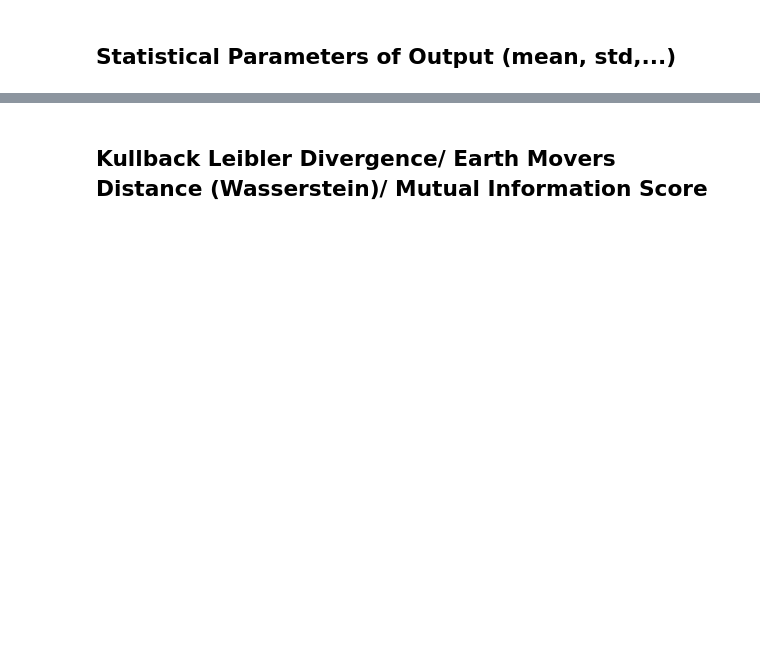
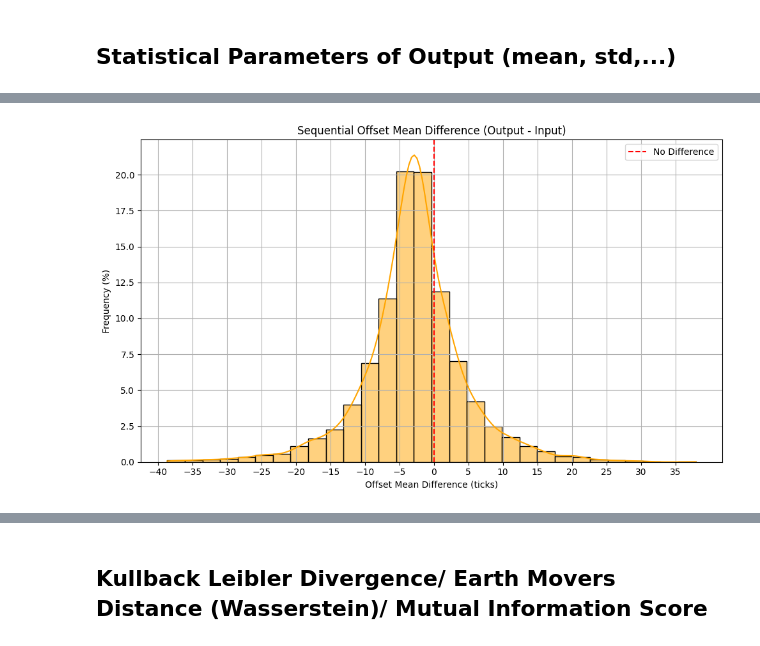
Before and after one commit to FlowkoHinti/GroovePal, a Jupyter notebook: Evaluation/ModelOutputAnalysis.ipynb, the cells around one changed output, grey strips where cells are left out. Drawn from its saved outputs; the diff is of its cells as text; code cells hidden in the pictures; blank space fills up the shorter version.

```diff
--- a/Evaluation/ModelOutputAnalysis.ipynb
+++ b/Evaluation/ModelOutputAnalysis.ipynb
@@ -77,3 +70,6 @@ eval_data = eval_data[eval_data['unit_count'] >= 10].reset_index(drop=True)
 print(f'Filtered eval data shape: {eval_data.shape}')
 # %% [output]
 Filtered eval data shape: (20299, 13)
+# %%
+sequential_outputs = eval_data[eval_data['model_type'] == 'sequential']
+sequential_outputs.head()
@@ -301,0 +326,9 @@ plt.show()
+# %%
+seq_stats = stats_df.merge(
+    sequential_outputs,
+    left_on="dna_file",
+    right_on="dna",
+    how="inner",
+    validate="one_to_one"
+)
+seq_stats.head()
@@ -314 +360,19 @@ plt.show()
+# %%
+off_diff = seq_stats['off_mean'] - seq_stats['input_off_mean']
+off_diff = off_diff[(off_diff >= -40) & (off_diff <= 40)]
+
+
+plt.figure(figsize=(10, 6))
+sns.histplot(off_diff, bins=30, kde=True, stat='percent', color='orange')
+plt.title('Sequential Offset Mean Difference (Output - Input)')
+plt.xlabel('Offset Mean Difference (ticks)')
+plt.xticks(range(-40, 40, 5))
+plt.ylabel('Frequency (%)')
+plt.axvline(0, color='red', linestyle='--', label='No Difference')
+plt.grid()
+plt.legend()
+plt.tight_layout()
+plt.show()
+# %% [output]
+[figure, added]
 # %%
```
Also changed, not shown: parts of 22 cells of this notebook, 1 other file.
